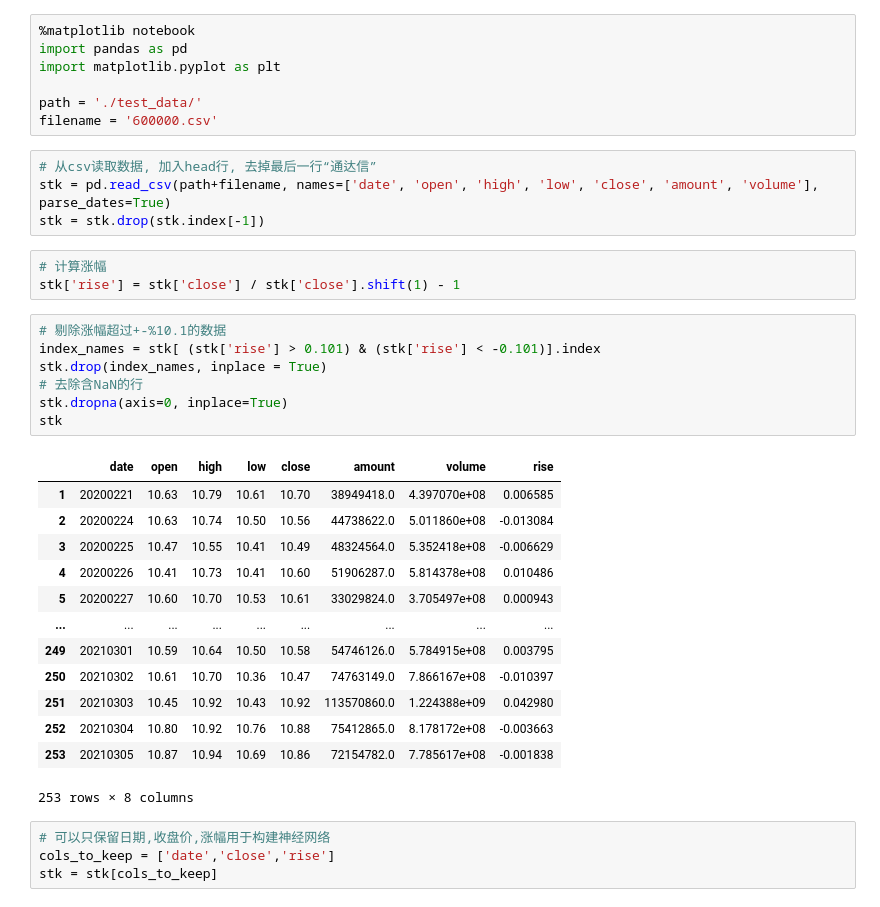
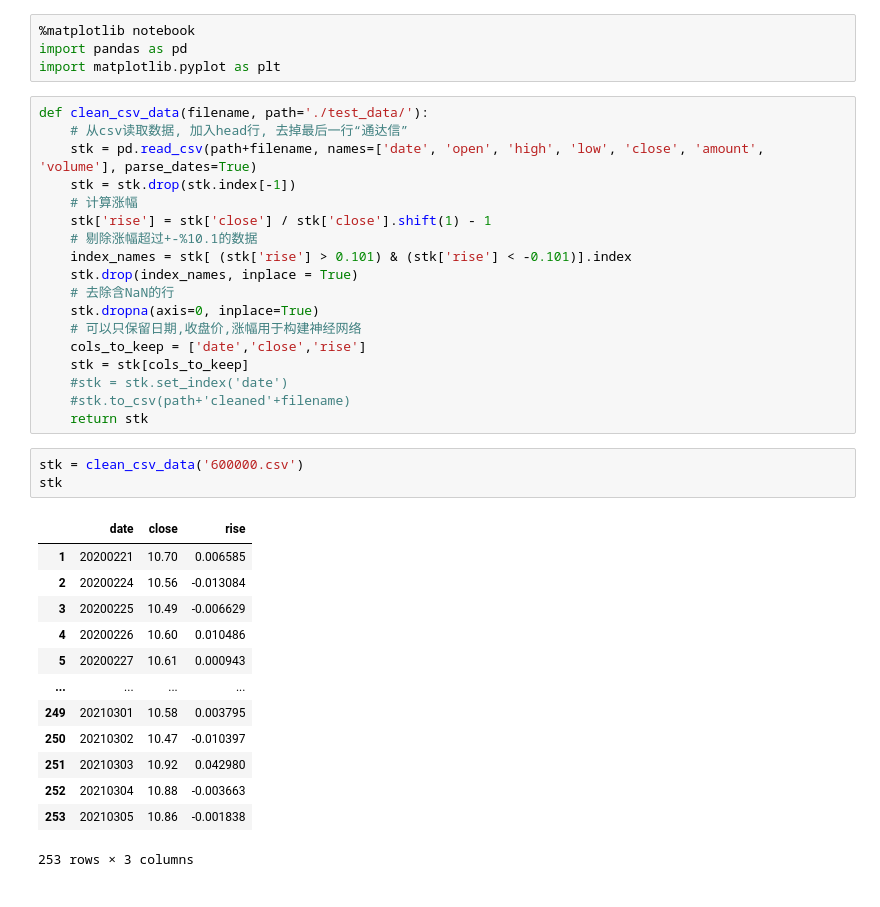
Before and after one commit to kitamado/stock-prediction-tf, a Jupyter notebook: clean_data.ipynb, the cells around one changed output. Drawn from its saved outputs; the diff is of its cells as text.

Commit message:
warp clean data to function

```diff
--- a/clean_data.ipynb
+++ b/clean_data.ipynb
@@ -2,40 +2,40 @@
 %matplotlib notebook
 import pandas as pd
 import matplotlib.pyplot as plt
-
-path = './test_data/'
-filename = '600000.csv'
-# %%
-# 从csv读取数据, 加入head行, 去掉最后一行“通达信”
-stk = pd.read_csv(path+filename, names=['date', 'open', 'high', 'low', 'close', 'amount', 'volume'], parse_dates=True)
-stk = stk.drop(stk.index[-1])
-# %%
-# 计算涨幅
-stk['rise'] = stk['close'] / stk['close'].shift(1) - 1
 # %%
-# 剔除涨幅超过+-%10.1的数据
-index_names = stk[ (stk['rise'] > 0.101) & (stk['rise'] < -0.101)].index
-stk.drop(index_names, inplace = True)
-# 去除含NaN的行
-stk.dropna(axis=0, inplace=True)
-stk
+def clean_csv_data(filename, path='./test_data/'):
+    # 从csv读取数据, 加入head行, 去掉最后一行“通达信”
+    stk = pd.read_csv(path+filename, names=['date', 'open', 'high', 'low', 'close', 'amount', 'volume'], parse_dates=True)
+    stk = stk.drop(stk.index[-1])
+    # 计算涨幅
+    stk['rise'] = stk['close'] / stk['close'].shift(1) - 1
+    # 剔除涨幅超过+-%10.1的数据
+    index_names = stk[ (stk['rise'] > 0.101) & (stk['rise'] < -0.101)].index
+    stk.drop(index_names, inplace = True)
+    # 去除含NaN的行
+    stk.dropna(axis=0, inplace=True)
+    # 可以只保留日期,收盘价,涨幅用于构建神经网络
+    cols_to_keep = ['date','close','rise']
+    stk = stk[cols_to_keep]
+    #stk = stk.set_index('date')
+    #stk.to_csv(path+'cleaned'+filename)
+    return stk
-# %% [output]
-|  | date | open | high | low | close | amount | volume | rise |
-| 1 | 20200221 | 10.63 | 10.79 | 10.61 | 10.70 | 38949418.0 | 4.397070e+08 | 0.006585 |
-| 2 | 20200224 | 10.63 | 10.74 | 10.50 | 10.56 | 44738622.0 | 5.011860e+08 | -0.013084 |
-| 3 | 20200225 | 10.47 | 10.55 | 10.41 | 10.49 | 48324564.0 | 5.352418e+08 | -0.006629 |
-| 4 | 20200226 | 10.41 | 10.73 | 10.41 | 10.60 | 51906287.0 | 5.814378e+08 | 0.010486 |
-| 5 | 20200227 | 10.60 | 10.70 | 10.53 | 10.61 | 33029824.0 | 3.705497e+08 | 0.000943 |
-| ... | ... | ... | ... | ... | ... | ... | ... | ... |
-| 249 | 20210301 | 10.59 | 10.64 | 10.50 | 10.58 | 54746126.0 | 5.784915e+08 | 0.003795 |
-| 250 | 20210302 | 10.61 | 10.70 | 10.36 | 10.47 | 74763149.0 | 7.866167e+08 | -0.010397 |
-| 251 | 20210303 | 10.45 | 10.92 | 10.43 | 10.92 | 113570860.0 | 1.224388e+09 | 0.042980 |
-| 252 | 20210304 | 10.80 | 10.92 | 10.76 | 10.88 | 75412865.0 | 8.178172e+08 | -0.003663 |
-| 253 | 20210305 | 10.87 | 10.94 | 10.69 | 10.86 | 72154782.0 | 7.785617e+08 | -0.001838 |
-253 rows × 8 columns
-# %%
-# 可以只保留日期,收盘价,涨幅用于构建神经网络
-cols_to_keep = ['date','close','rise']
-stk = stk[cols_to_keep]
+# %%
+stk = clean_csv_data('600000.csv')
+stk
+# %% [output]
+|  | date | close | rise |
+| 1 | 20200221 | 10.70 | 0.006585 |
+| 2 | 20200224 | 10.56 | -0.013084 |
+| 3 | 20200225 | 10.49 | -0.006629 |
+| 4 | 20200226 | 10.60 | 0.010486 |
+| 5 | 20200227 | 10.61 | 0.000943 |
+| ... | ... | ... | ... |
+| 249 | 20210301 | 10.58 | 0.003795 |
+| 250 | 20210302 | 10.47 | -0.010397 |
+| 251 | 20210303 | 10.92 | 0.042980 |
+| 252 | 20210304 | 10.88 | -0.003663 |
+| 253 | 20210305 | 10.86 | -0.001838 |
+253 rows × 3 columns
 # %%
 # 收盘价和涨幅图像
```
Also changed, not shown: parts of 2 cells of this notebook, 1 other file.
